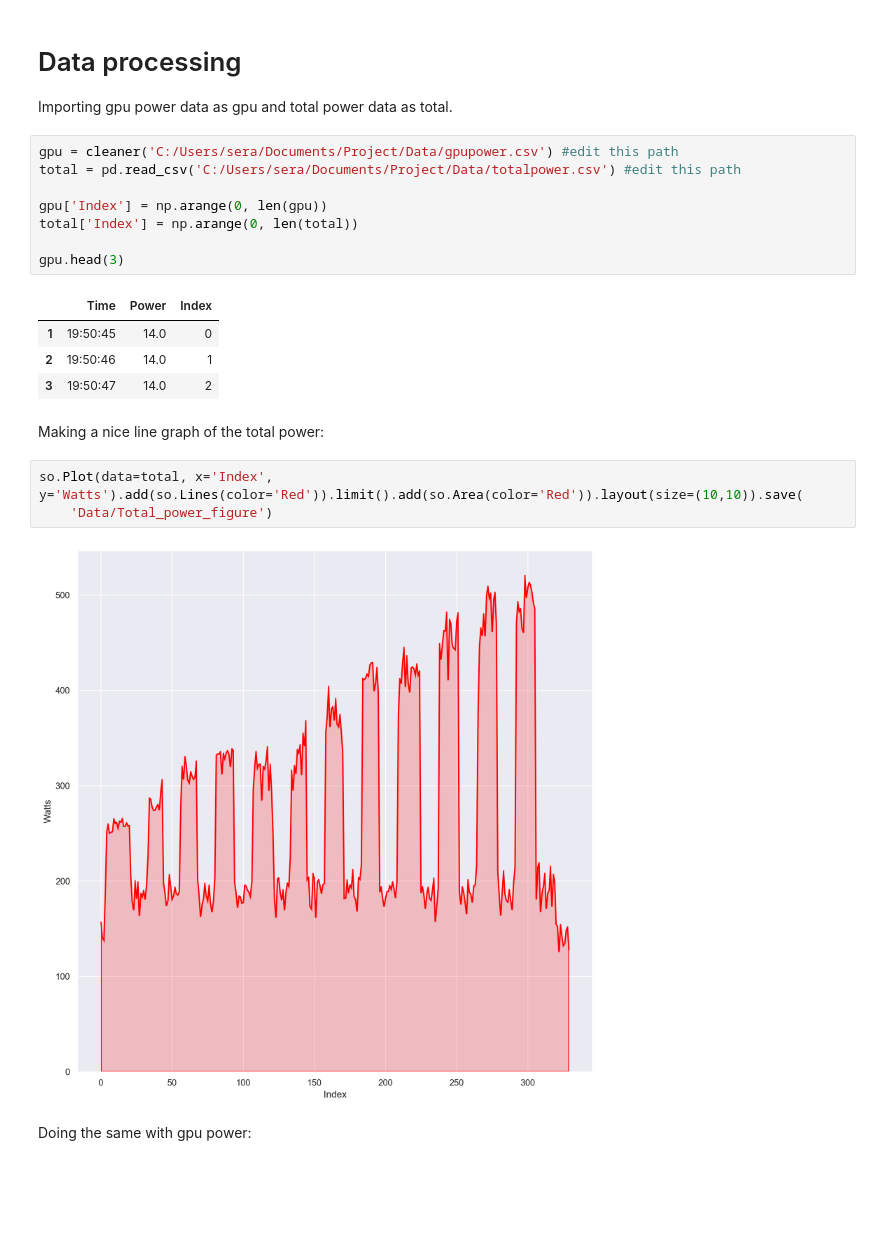
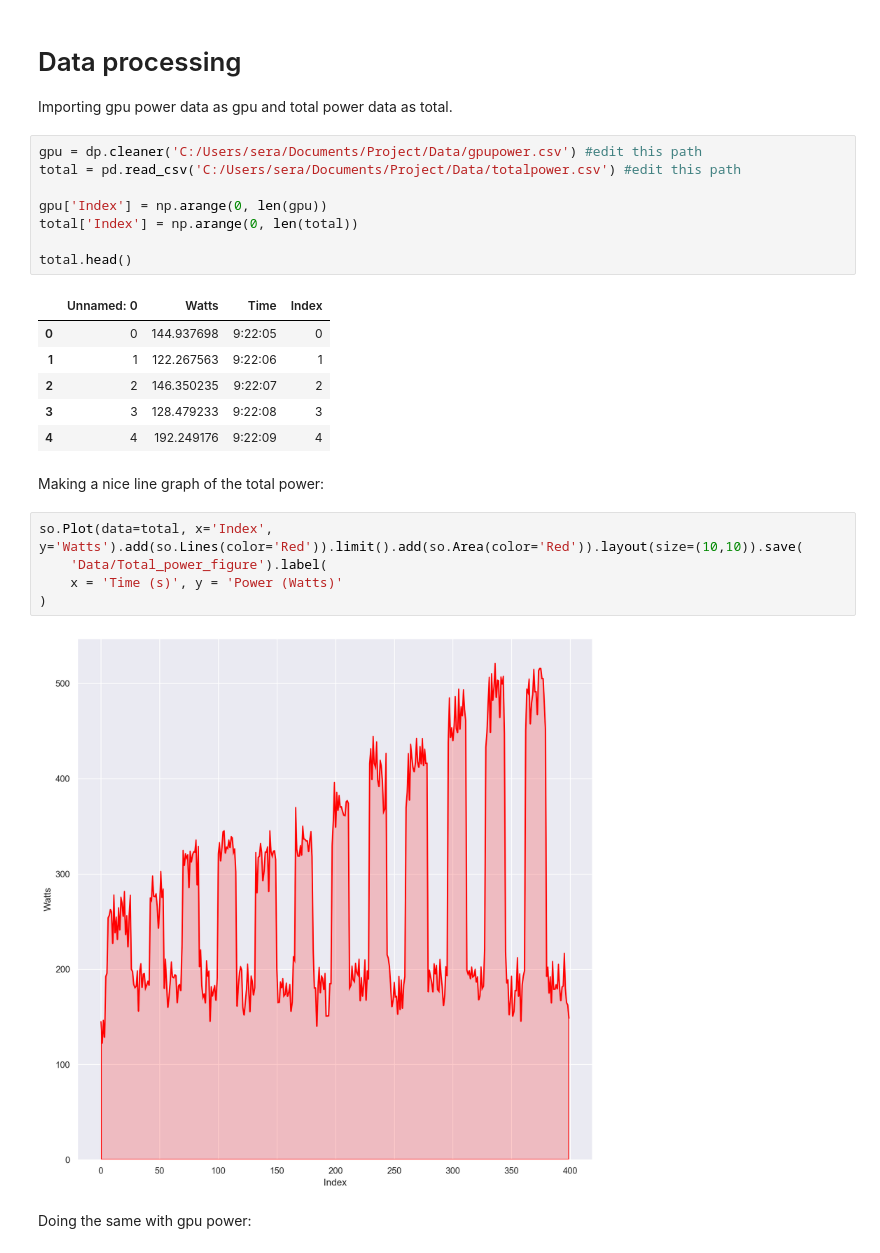
Before and after one commit to seranovic/semester1, a Jupyter notebook: Data Proccessing.ipynb, the cells around one changed output. Saved outputs shown, nothing was run; the diff lists cells and outputs as text; blank space fills up the shorter version.

```diff
--- a/Data Proccessing.ipynb
+++ b/Data Proccessing.ipynb
@@ -13,25 +16,29 @@ from data_processor1 import cleaner
 
 Importing gpu power data as gpu and total power data as total.
 # %%
-gpu = cleaner('C:/Users/sera/Documents/Project/Data/gpupower.csv') #edit this path
+gpu = dp.cleaner('C:/Users/sera/Documents/Project/Data/gpupower.csv') #edit this path
 total = pd.read_csv('C:/Users/sera/Documents/Project/Data/totalpower.csv') #edit this path
 
 gpu['Index'] = np.arange(0, len(gpu))
 total['Index'] = np.arange(0, len(total))
 
-gpu.head(3)
+total.head()
 # %% [output]
-|  | Time | Power | Index |
-| 1 | 19:50:45 | 14.0 | 0 |
-| 2 | 19:50:46 | 14.0 | 1 |
-| 3 | 19:50:47 | 14.0 | 2 |
+|  | Unnamed: 0 | Watts | Time | Index |
+| 0 | 0 | 144.937698 | 9:22:05 | 0 |
+| 1 | 1 | 122.267563 | 9:22:06 | 1 |
+| 2 | 2 | 146.350235 | 9:22:07 | 2 |
+| 3 | 3 | 128.479233 | 9:22:08 | 3 |
+| 4 | 4 | 192.249176 | 9:22:09 | 4 |
 # %% [markdown]
 Making a nice line graph of the total power:
 # %%
 so.Plot(data=total, x='Index', y='Watts').add(so.Lines(color='Red')).limit().add(so.Area(color='Red')).layout(size=(10,10)).save(
-    'Data/Total_power_figure')
+    'Data/Total_power_figure').label(
+    x = 'Time (s)', y = 'Power (Watts)'
+)
 # %% [output]
-[figure, old version]
+[figure, new version]
 # %% [markdown]
 Doing the same with gpu power:
 # %%
```
Also changed, not shown: parts of 3 cells of this notebook, 2 other files.
